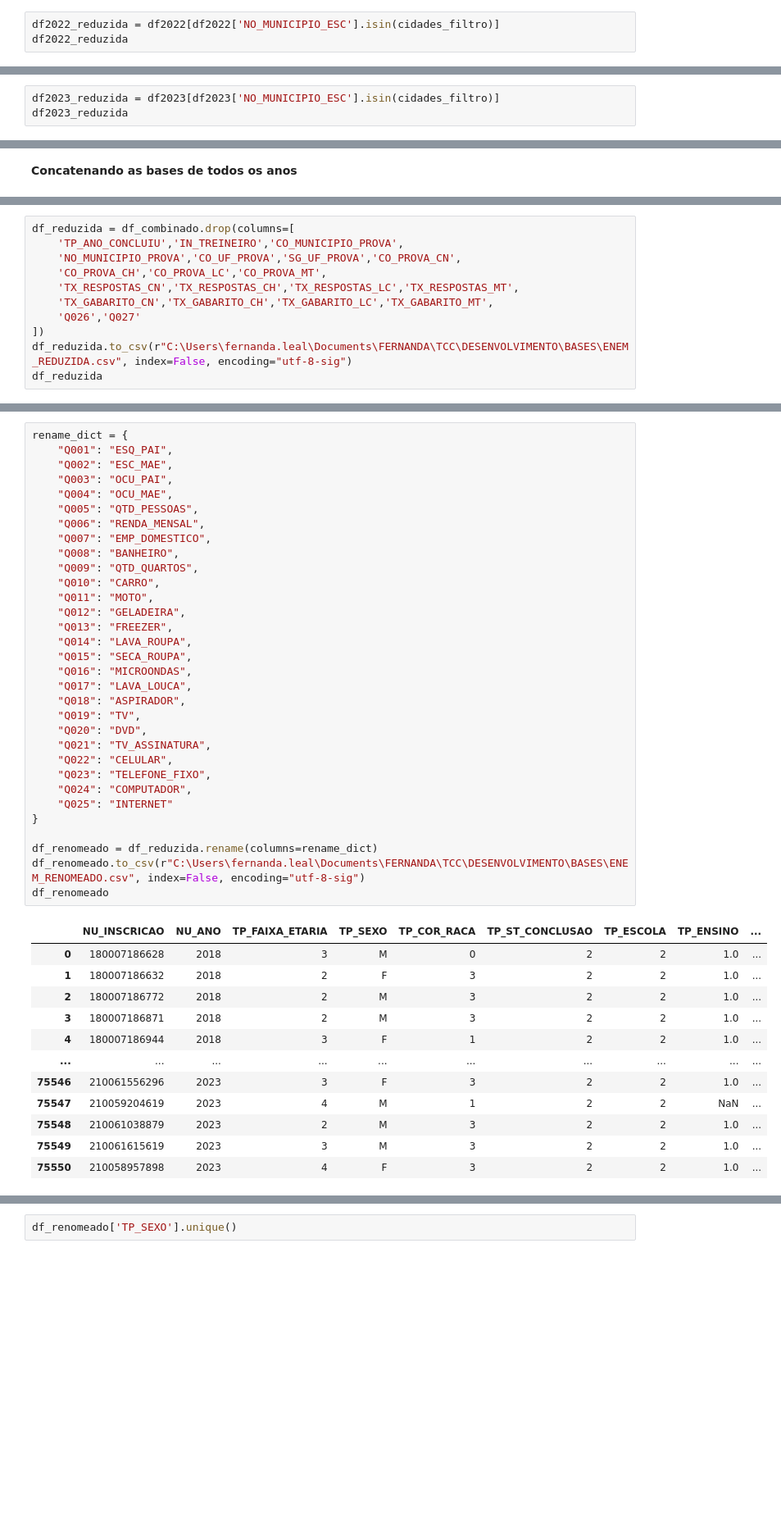
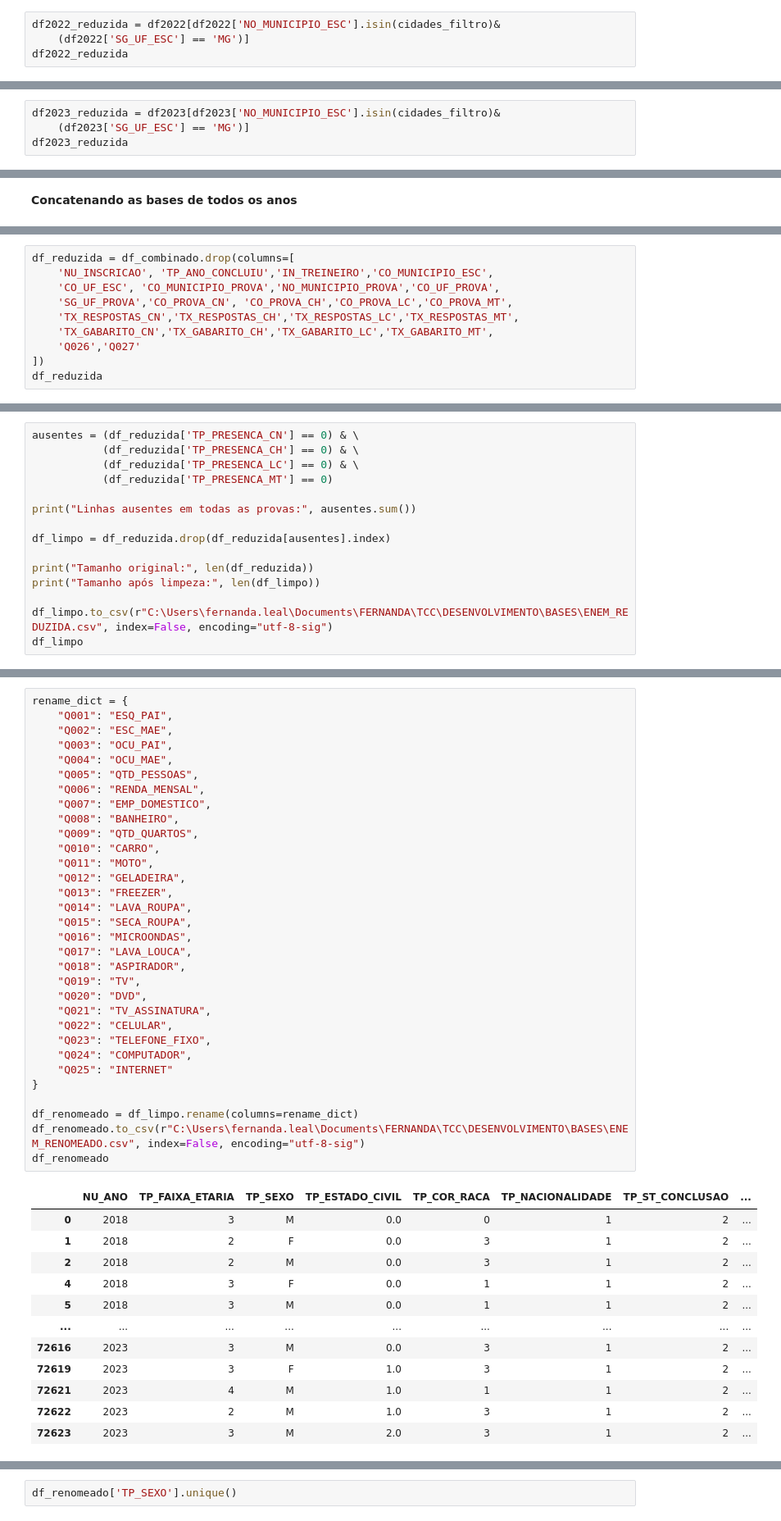
Before and after one commit to NandaLeal/TCC, a Jupyter notebook: TCC.ipynb, the cells around one changed output, grey strips where cells are left out. Shown at 82% size. Drawn from its saved outputs; the diff is of its cells as text; blank space fills up the shorter version.

```diff
--- a/TCC.ipynb
+++ b/TCC.ipynb
@@ -686,7 +690,8 @@ df2021_reduzida
 # %% [markdown]
 **Filtro dos microdados do ENEM 2022**
 # %%
-df2022_reduzida = df2022[df2022['NO_MUNICIPIO_ESC'].isin(cidades_filtro)]
+df2022_reduzida = df2022[df2022['NO_MUNICIPIO_ESC'].isin(cidades_filtro)&
+    (df2022['SG_UF_ESC'] == 'MG')]
 df2022_reduzida
 # %% [output]
 |  | NU_INSCRICAO | NU_ANO | TP_FAIXA_ETARIA | TP_SEXO | TP_ESTADO_CIVIL | TP_COR_RACA | TP_NACIONALIDADE | ... |
@@ -705,7 +710,8 @@ df2022_reduzida
 # %% [markdown]
 **Filtro dos microdados do ENEM 2023**
 # %%
-df2023_reduzida = df2023[df2023['NO_MUNICIPIO_ESC'].isin(cidades_filtro)]
+df2023_reduzida = df2023[df2023['NO_MUNICIPIO_ESC'].isin(cidades_filtro)&
+    (df2023['SG_UF_ESC'] == 'MG')]
 df2023_reduzida
 # %% [output]
 |  | NU_INSCRICAO | NU_ANO | TP_FAIXA_ETARIA | TP_SEXO | TP_ESTADO_CIVIL | TP_COR_RACA | TP_NACIONALIDADE | ... |
@@ -780,13 +786,12 @@ As variáveis Q026 e Q027 foram descartadas por estarem presentes apenas na base
 Em resumo, a retirada dessas variáveis se justifica pela ausência de variação, pela concentração excessiva em poucas categorias ou pelo baixo potencial de contribuição às análises propostas. Dessa forma, garante-se um banco de dados mais enxuto, consistente e direcionado às questões centrais do trabalho. Além disso, é válido ressaltar que muitas linhas referentes ao município apresentam valores zerados, o que faz com que algumas informações não apresentem mudanças significativas quando relacionadas ao ano de conclusão ou à condição de treineiro.
 # %%
 df_reduzida = df_combinado.drop(columns=[
-    'TP_ANO_CONCLUIU','IN_TREINEIRO','CO_MUNICIPIO_PROVA',
-    'NO_MUNICIPIO_PROVA','CO_UF_PROVA','SG_UF_PROVA','CO_PROVA_CN',
-    'CO_PROVA_CH','CO_PROVA_LC','CO_PROVA_MT',
+    'NU_INSCRICAO', 'TP_ANO_CONCLUIU','IN_TREINEIRO','CO_MUNICIPIO_ESC',
+    'CO_UF_ESC', 'CO_MUNICIPIO_PROVA','NO_MUNICIPIO_PROVA','CO_UF_PROVA',
+    'SG_UF_PROVA','CO_PROVA_CN', 'CO_PROVA_CH','CO_PROVA_LC','CO_PROVA_MT',
     'TX_RESPOSTAS_CN','TX_RESPOSTAS_CH','TX_RESPOSTAS_LC','TX_RESPOSTAS_MT',
     'TX_GABARITO_CN','TX_GABARITO_CH','TX_GABARITO_LC','TX_GABARITO_MT',
     'Q026','Q027'
 ])
-df_reduzida.to_csv(r"C:\Users\fernanda.leal\Documents\FERNANDA\TCC\DESENVOLVIMENTO\BASES\ENEM_REDUZIDA.csv", index=False, encoding="utf-8-sig")
 df_reduzida
 # %% [output]
@@ -805,0 +814,15 @@ df_reduzida
+# %%
+ausentes = (df_reduzida['TP_PRESENCA_CN'] == 0) & \
+           (df_reduzida['TP_PRESENCA_CH'] == 0) & \
+           (df_reduzida['TP_PRESENCA_LC'] == 0) & \
+           (df_reduzida['TP_PRESENCA_MT'] == 0)
+
+print("Linhas ausentes em todas as provas:", ausentes.sum())
+
+df_limpo = df_reduzida.drop(df_reduzida[ausentes].index)
+
+print("Tamanho original:", len(df_reduzida))
+print("Tamanho após limpeza:", len(df_limpo))
+
+df_limpo.to_csv(r"C:\Users\fernanda.leal\Documents\FERNANDA\TCC\DESENVOLVIMENTO\BASES\ENEM_REDUZIDA.csv", index=False, encoding="utf-8-sig")
+df_limpo
@@ -811,43 +851,43 @@ rename_dict = {
     "Q001": "ESQ_PAI",
     "Q002": "ESC_MAE",
     "Q003": "OCU_PAI",
     "Q004": "OCU_MAE",
     "Q005": "QTD_PESSOAS",
     "Q006": "RENDA_MENSAL",
     "Q007": "EMP_DOMESTICO",
     "Q008": "BANHEIRO",
     "Q009": "QTD_QUARTOS",
     "Q010": "CARRO",
     "Q011": "MOTO",
     "Q012": "GELADEIRA",
     "Q013": "FREEZER",
     "Q014": "LAVA_ROUPA",
     "Q015": "SECA_ROUPA",
     "Q016": "MICROONDAS",
     "Q017": "LAVA_LOUCA",
     "Q018": "ASPIRADOR",
     "Q019": "TV",
     "Q020": "DVD",
     "Q021": "TV_ASSINATURA",
     "Q022": "CELULAR",
     "Q023": "TELEFONE_FIXO",
     "Q024": "COMPUTADOR",
     "Q025": "INTERNET"
 }
 
-df_renomeado = df_reduzida.rename(columns=rename_dict)
+df_renomeado = df_limpo.rename(columns=rename_dict)
 df_renomeado.to_csv(r"C:\Users\fernanda.leal\Documents\FERNANDA\TCC\DESENVOLVIMENTO\BASES\ENEM_RENOMEADO.csv", index=False, encoding="utf-8-sig")
 df_renomeado
 # %% [output]
-|  | NU_INSCRICAO | NU_ANO | TP_FAIXA_ETARIA | TP_SEXO | TP_COR_RACA | TP_ST_CONCLUSAO | TP_ESCOLA | TP_ENSINO | ... |
-| 0 | 180007186628 | 2018 | 3 | M | 0 | 2 | 2 | 1.0 | ... |
-| 1 | 180007186632 | 2018 | 2 | F | 3 | 2 | 2 | 1.0 | ... |
-| 2 | 180007186772 | 2018 | 2 | M | 3 | 2 | 2 | 1.0 | ... |
-| 3 | 180007186871 | 2018 | 2 | M | 3 | 2 | 2 | 1.0 | ... |
-| 4 | 180007186944 | 2018 | 3 | F | 1 | 2 | 2 | 1.0 | ... |
-| ... | ... | ... | ... | ... | ... | ... | ... | ... | ... |
-| 75546 | 210061556296 | 2023 | 3 | F | 3 | 2 | 2 | 1.0 | ... |
-| 75547 | 210059204619 | 2023 | 4 | M | 1 | 2 | 2 | NaN | ... |
-| 75548 | 210061038879 | 2023 | 2 | M | 3 | 2 | 2 | 1.0 | ... |
-| 75549 | 210061615619 | 2023 | 3 | M | 3 | 2 | 2 | 1.0 | ... |
-| 75550 | 210058957898 | 2023 | 4 | F | 3 | 2 | 2 | 1.0 | ... |
+|  | NU_ANO | TP_FAIXA_ETARIA | TP_SEXO | TP_ESTADO_CIVIL | TP_COR_RACA | TP_NACIONALIDADE | TP_ST_CONCLUSAO | ... |
+| 0 | 2018 | 3 | M | 0.0 | 0 | 1 | 2 | ... |
+| 1 | 2018 | 2 | F | 0.0 | 3 | 1 | 2 | ... |
+| 2 | 2018 | 2 | M | 0.0 | 3 | 1 | 2 | ... |
+| 4 | 2018 | 3 | F | 0.0 | 1 | 1 | 2 | ... |
+| 5 | 2018 | 3 | M | 0.0 | 1 | 1 | 2 | ... |
+| ... | ... | ... | ... | ... | ... | ... | ... | ... |
+| 72616 | 2023 | 3 | M | 0.0 | 3 | 1 | 2 | ... |
+| 72619 | 2023 | 3 | F | 1.0 | 3 | 1 | 2 | ... |
+| 72621 | 2023 | 4 | M | 1.0 | 1 | 1 | 2 | ... |
+| 72622 | 2023 | 2 | M | 1.0 | 3 | 1 | 2 | ... |
+| 72623 | 2023 | 3 | M | 2.0 | 3 | 1 | 2 | ... |
```
Also changed, not shown: parts of 23 cells of this notebook.
